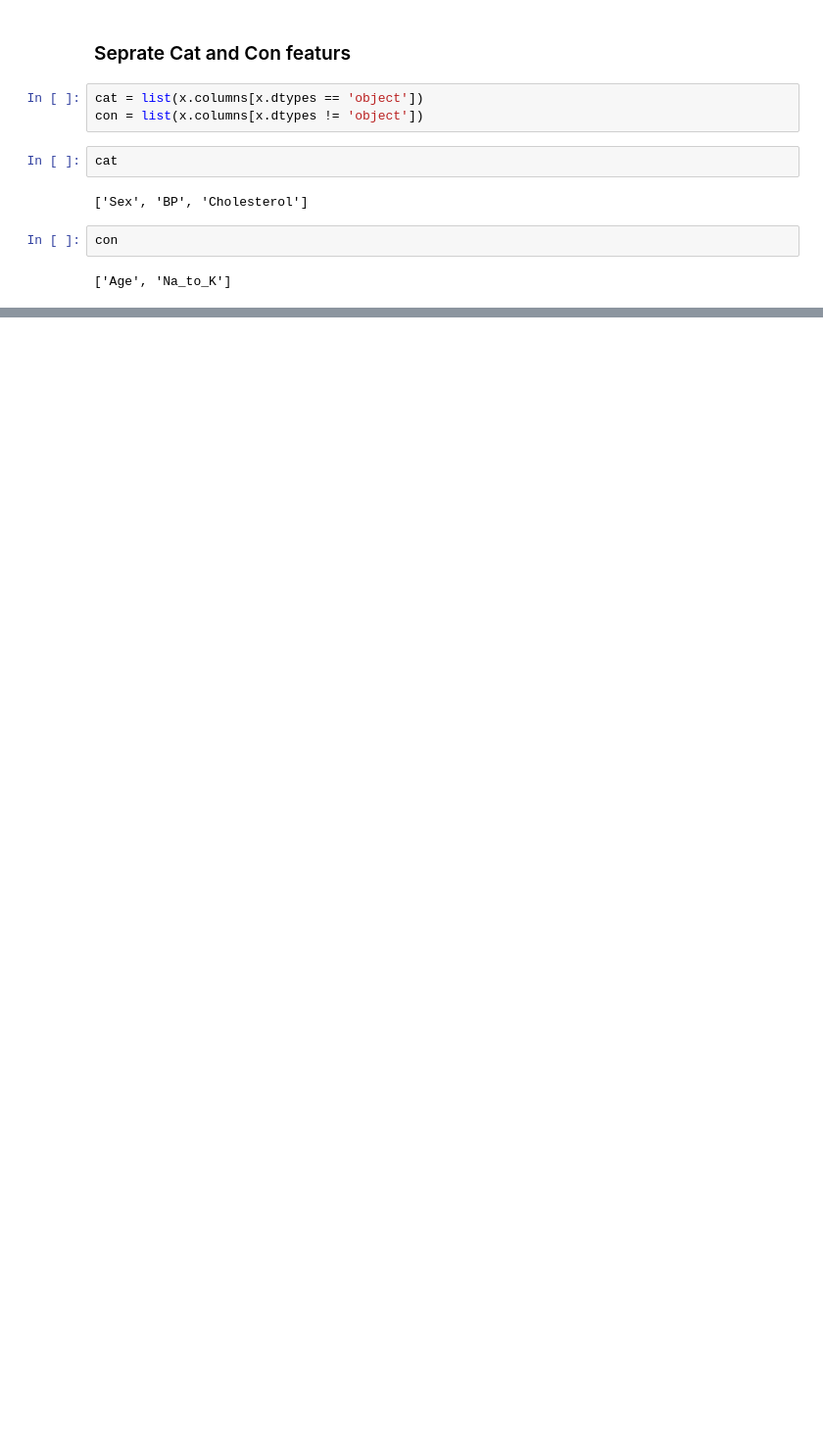
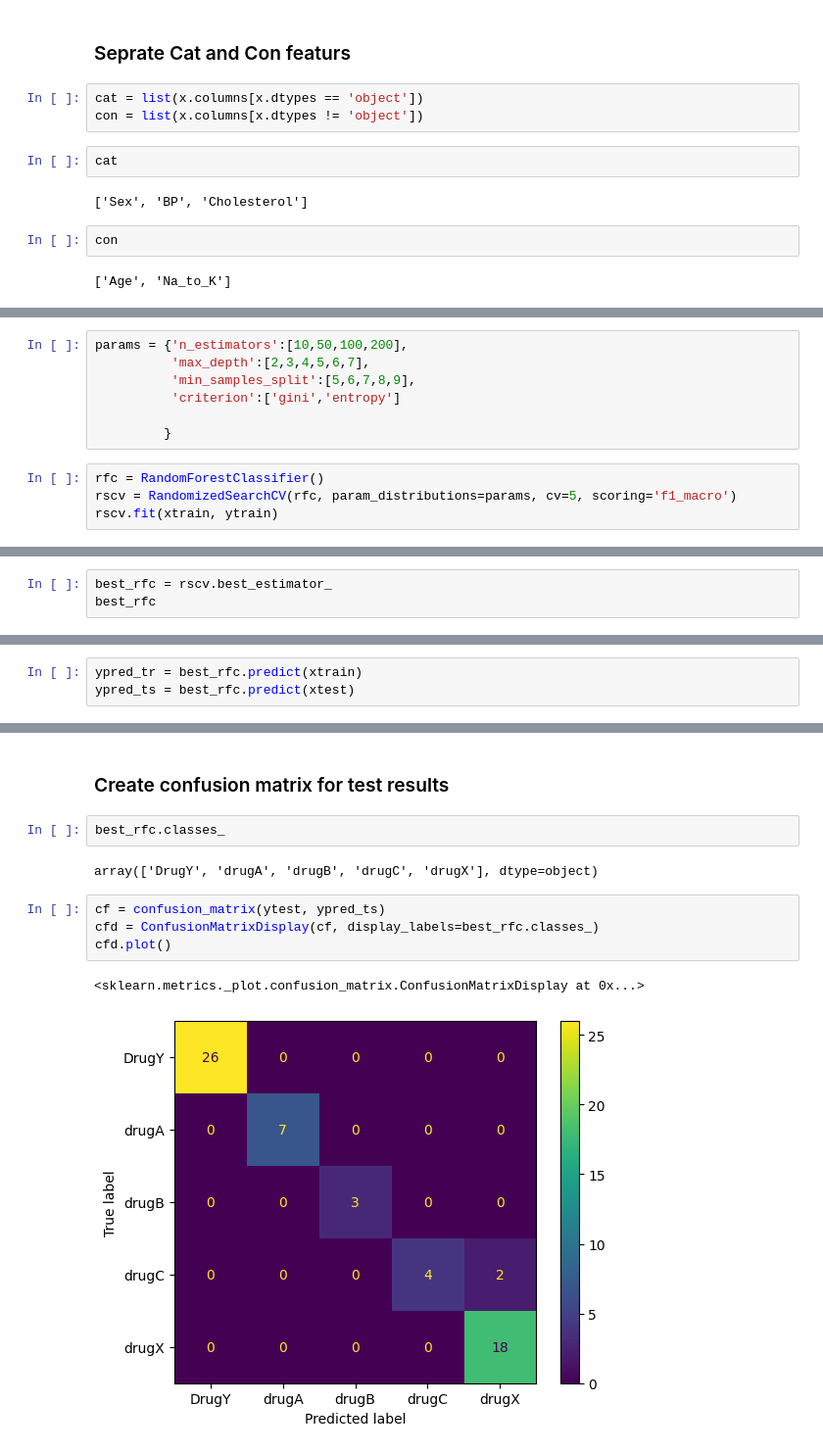
Before and after one commit to gaurigund-13/Machine-Learning-Algorithm, a Jupyter notebook: Random_Forest_Algorithm/Random_Forest_Algo_on_Drug.ipynb, the cells around one changed output, grey strips where cells are left out. Shown: that part at 98% size. Drawn from its saved outputs; the diff is of its cells as text; blank space fills up the shorter version.

Commit message:
Random Forest Algorithm

```diff
--- a/Random_Forest_Algorithm/Random_Forest_Algo_on_Drug.ipynb
+++ b/Random_Forest_Algorithm/Random_Forest_Algo_on_Drug.ipynb
@@ -129,0 +261,11 @@ TypeError: ColumnTransformer.__init__() takes 2 positional arguments but 3 were
+# %%
+params = {'n_estimators':[10,50,100,200],
+          'max_depth':[2,3,4,5,6,7],
+          'min_samples_split':[5,6,7,8,9],
+          'criterion':['gini','entropy']
+
+         }
+# %%
+rfc = RandomForestClassifier()
+rscv = RandomizedSearchCV(rfc, param_distributions=params, cv=5, scoring='f1_macro')
+rscv.fit(xtrain, ytrain)
@@ -129,0 +290,3 @@ TypeError: ColumnTransformer.__init__() takes 2 positional arguments but 3 were
+# %%
+best_rfc = rscv.best_estimator_
+best_rfc
@@ -129,0 +308,3 @@ TypeError: ColumnTransformer.__init__() takes 2 positional arguments but 3 were
+# %%
+ypred_tr = best_rfc.predict(xtrain)
+ypred_ts = best_rfc.predict(xtest)
@@ -129,0 +328,13 @@ TypeError: ColumnTransformer.__init__() takes 2 positional arguments but 3 were
+# %% [markdown]
+### Create confusion matrix for test results
+# %%
+best_rfc.classes_
+# %% [output]
+array(['DrugY', 'drugA', 'drugB', 'drugC', 'drugX'], dtype=object)
+# %%
+cf = confusion_matrix(ytest, ypred_ts)
+cfd = ConfusionMatrixDisplay(cf, display_labels=best_rfc.classes_)
+cfd.plot()
+# %% [output]
+<sklearn.metrics._plot.confusion_matrix.ConfusionMatrixDisplay at 0x...>
+[figure, added]
```
Also changed, not shown: parts of 59 cells of this notebook, 2 other files.
